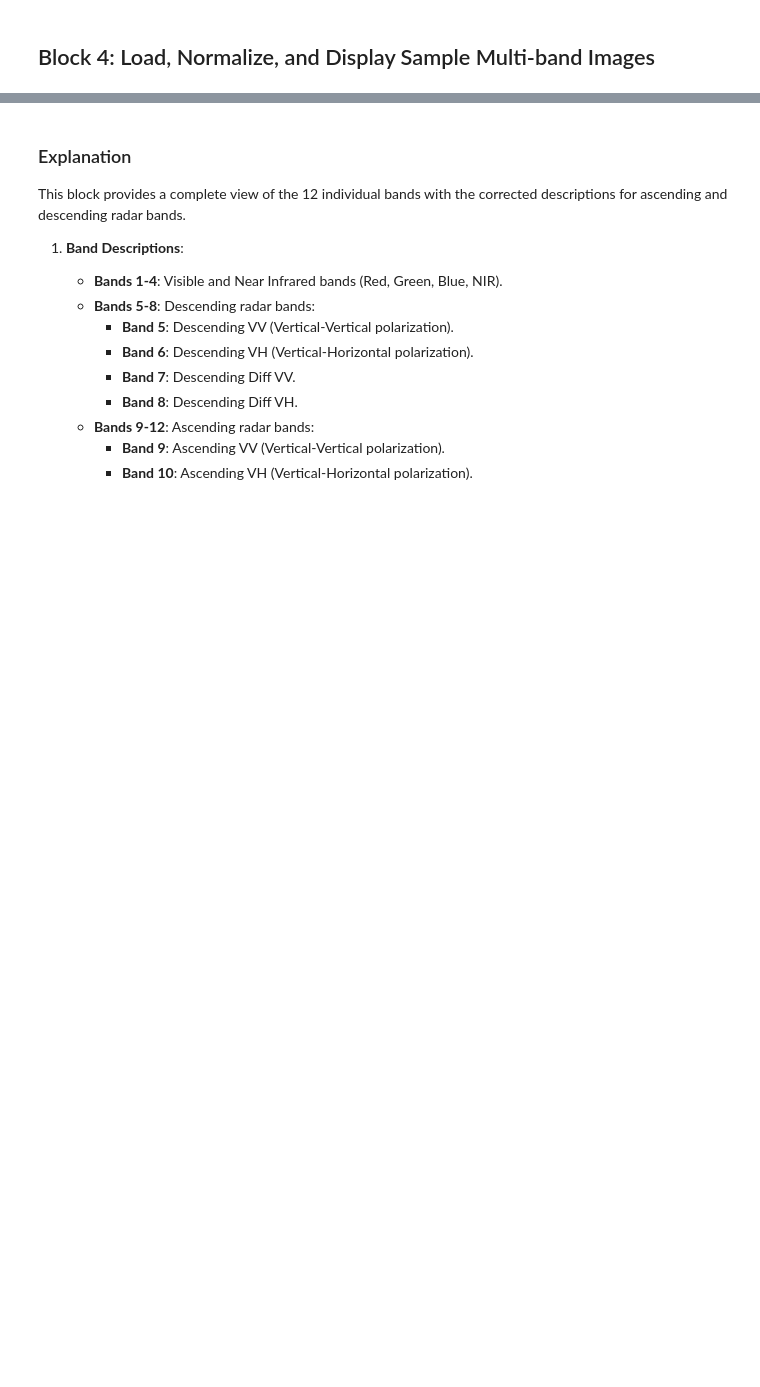
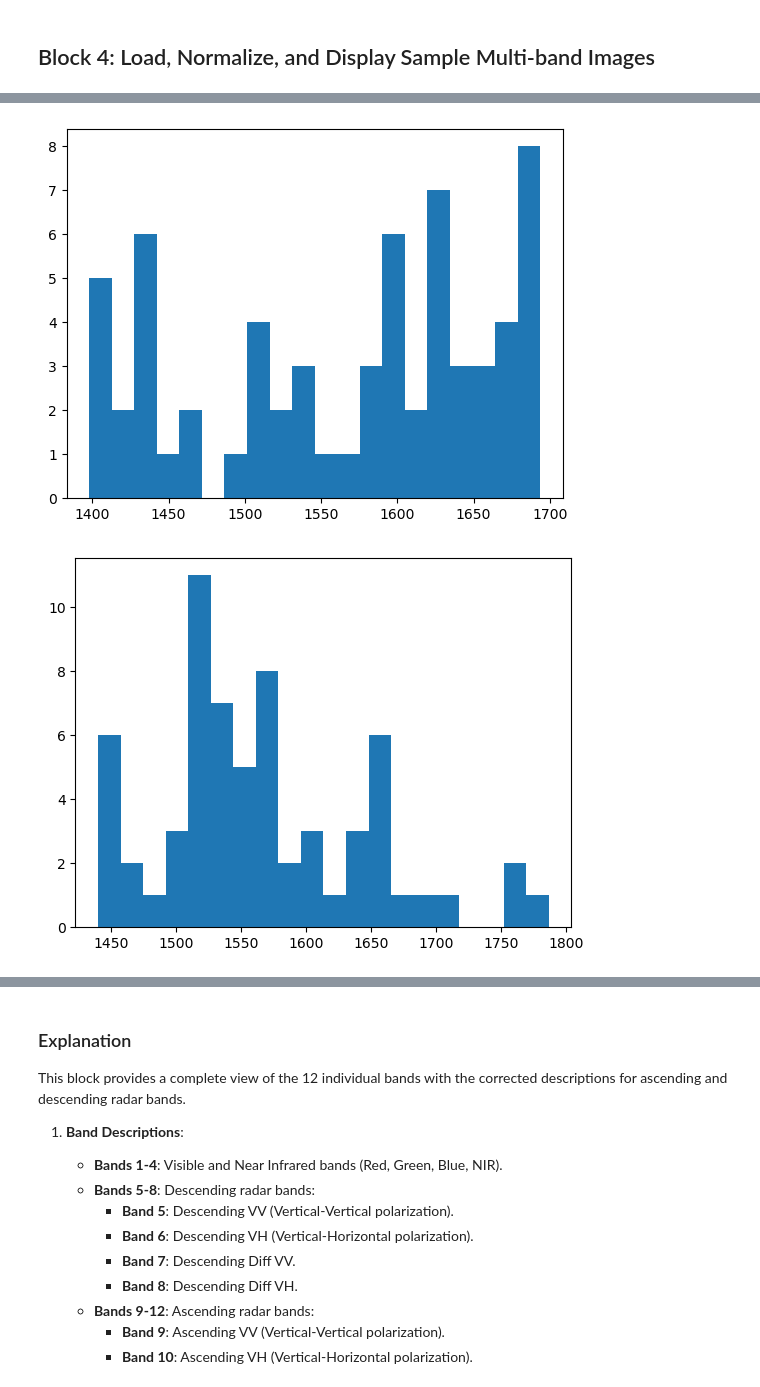
Before and after one commit to PhilipJanz/Landslide-Image-Classification, a Jupyter notebook: notebooks/Starter_Notebook_Landslide_Detection_Challenge.ipynb, the cells around one changed output, grey strips where cells are left out. Saved outputs shown, nothing was run; the diff lists cells and outputs as text; code cells hidden in the pictures; blank space fills up the shorter version.

```diff
--- a/notebooks/Starter_Notebook_Landslide_Detection_Challenge.ipynb
+++ b/notebooks/Starter_Notebook_Landslide_Detection_Challenge.ipynb
@@ -163,0 +190,9 @@ for image_id in example_ids:
+# %%
+plt.hist(np.mean(img[:,:,0], axis=0), bins=20)
+plt.show()
+
+plt.hist(np.mean(img[:,:,0], axis=1), bins=20)
+plt.show()
+# %% [output]
+[figure, added]
+[figure, added]
```
Also changed, not shown: parts of 14 cells of this notebook, 10 other files.
